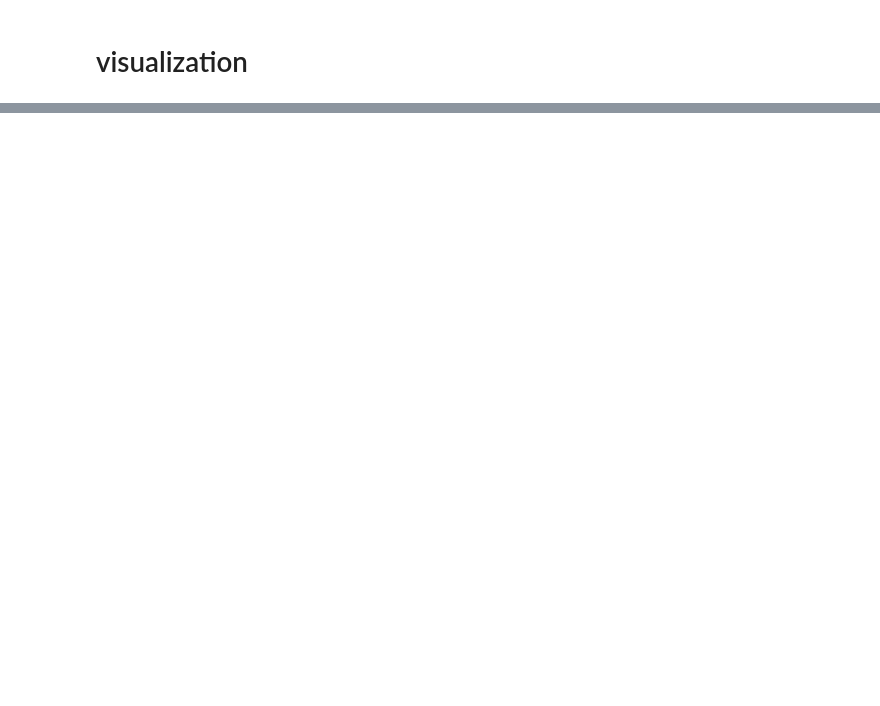
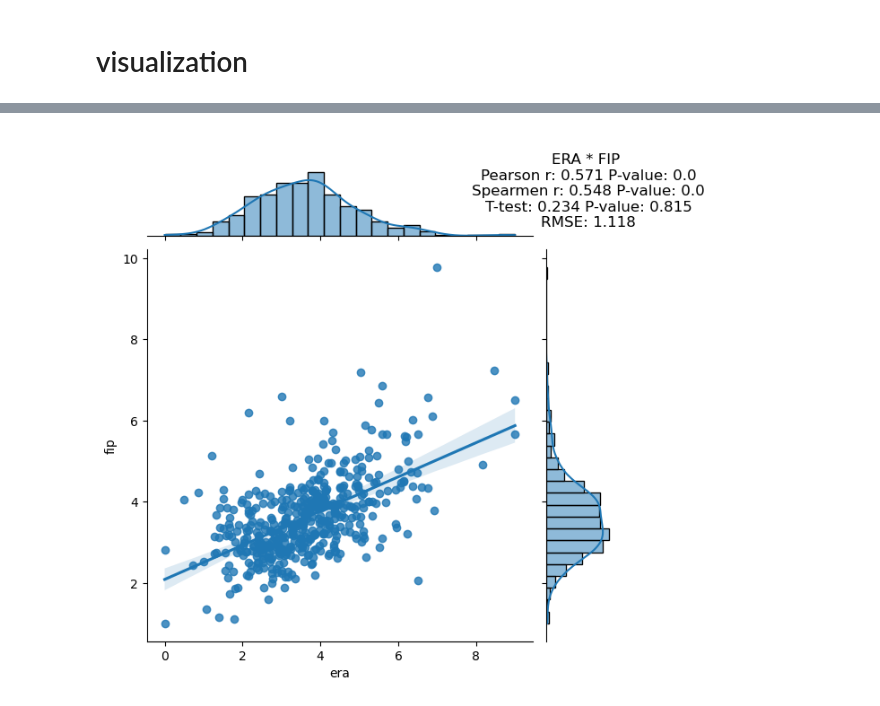
Before and after one commit to DerikVo/Baseball_analysis, a Jupyter notebook: code/BaseBall_general_analysis.ipynb, the cells around one changed output, grey strips where cells are left out. Saved outputs shown, nothing was run; the diff lists cells and outputs as text; code cells hidden in the pictures; blank space fills up the shorter version.

```diff
--- a/code/BaseBall_general_analysis.ipynb
+++ b/code/BaseBall_general_analysis.ipynb
@@ -233,0 +221,7 @@ plt.show()
+# %%
+#using traintset split instead of manually splitting
+train, test = train_test_split(era,random_state=42)
+# %%
+make_corr(train)
+# %% [output]
+[figure, added]
```
Also changed, not shown: parts of 10 cells of this notebook.
